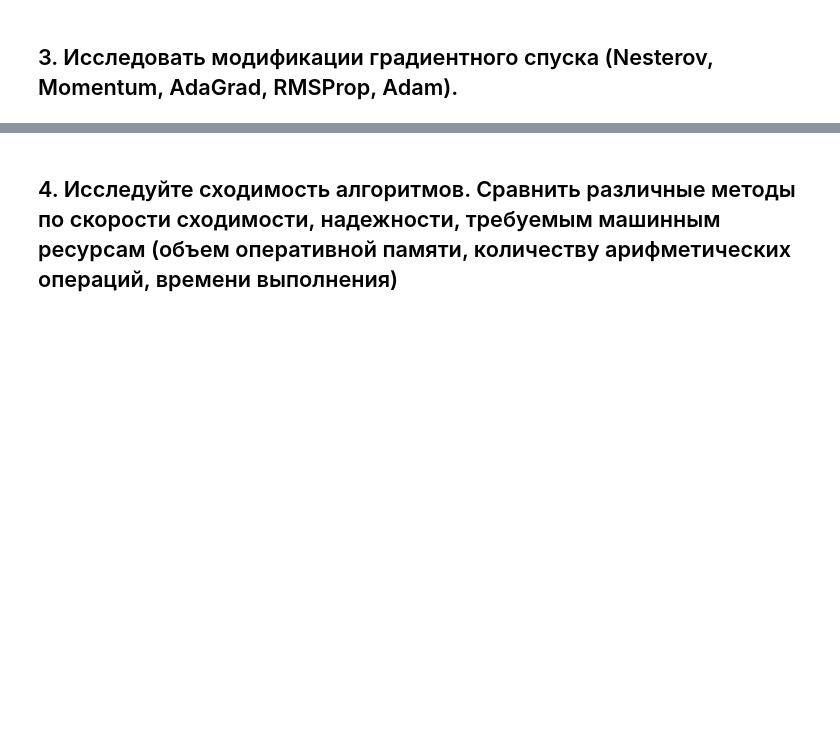
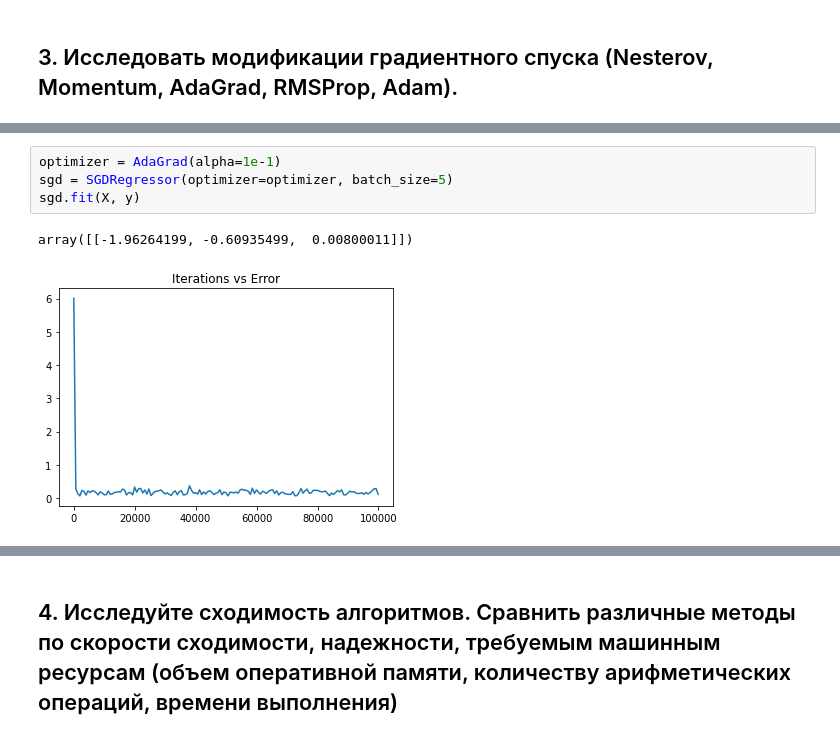
Before and after one commit to sashapff/optimization-methods, a Jupyter notebook: lab2/lab2.ipynb, the cells around one changed output, grey strips where cells are left out. Drawn from its saved outputs; the diff is of its cells as text; blank space fills up the shorter version.

```diff
--- a/lab2/lab2.ipynb
+++ b/lab2/lab2.ipynb
@@ -43,0 +55,7 @@ array([[nan, nan, nan]])
+# %%
+optimizer = AdaGrad(alpha=1e-1)
+sgd = SGDRegressor(optimizer=optimizer, batch_size=5)
+sgd.fit(X, y)
+# %% [output]
+array([[-1.96264199, -0.60935499,  0.00800011]])
+[figure, added]
```
Also changed, not shown: parts of 9 cells of this notebook, 4 other files.
